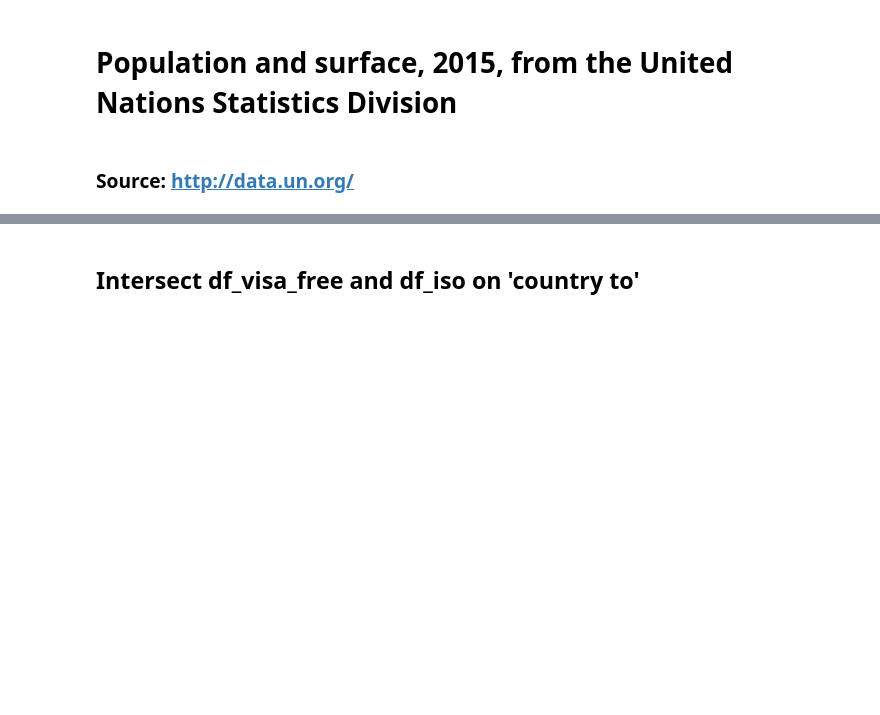
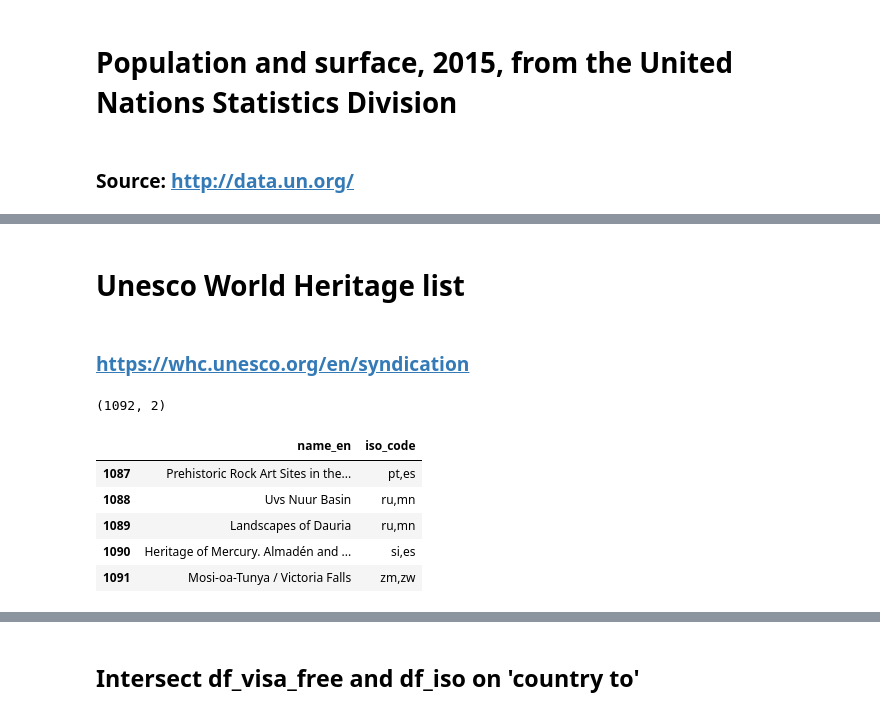
Before and after one commit to jeremielamboley/global-passport-index, a Jupyter notebook: main.ipynb, the cells around one changed output, grey strips where cells are left out. Drawn from its saved outputs; the diff is of its cells as text; code cells hidden in the pictures; blank space fills up the shorter version.

```diff
--- a/main.ipynb
+++ b/main.ipynb
@@ -157,0 +158,4 @@ df_population_surface_UN.sample(5)
+# %% [markdown]
+# Unesco World Heritage list
+# %% [markdown]
+### https://whc.unesco.org/en/syndication
@@ -157,0 +166,15 @@ df_population_surface_UN.sample(5)
+# %%
+# check the shape
+unesco.shape
+# %% [output]
+(1092, 2)
+# %%
+# Some values are comma separated and need to be reformated
+unesco.tail(5)
+# %% [output]
+|  | name_en | iso_code |
+| 1087 | Prehistoric Rock Art Sites in the... | pt,es |
+| 1088 | Uvs Nuur Basin | ru,mn |
+| 1089 | Landscapes of Dauria | ru,mn |
+| 1090 | Heritage of Mercury. Almadén and ... | si,es |
+| 1091 | Mosi-oa-Tunya / Victoria Falls | zm,zw |
```
Also changed, not shown: parts of 26 cells of this notebook.
